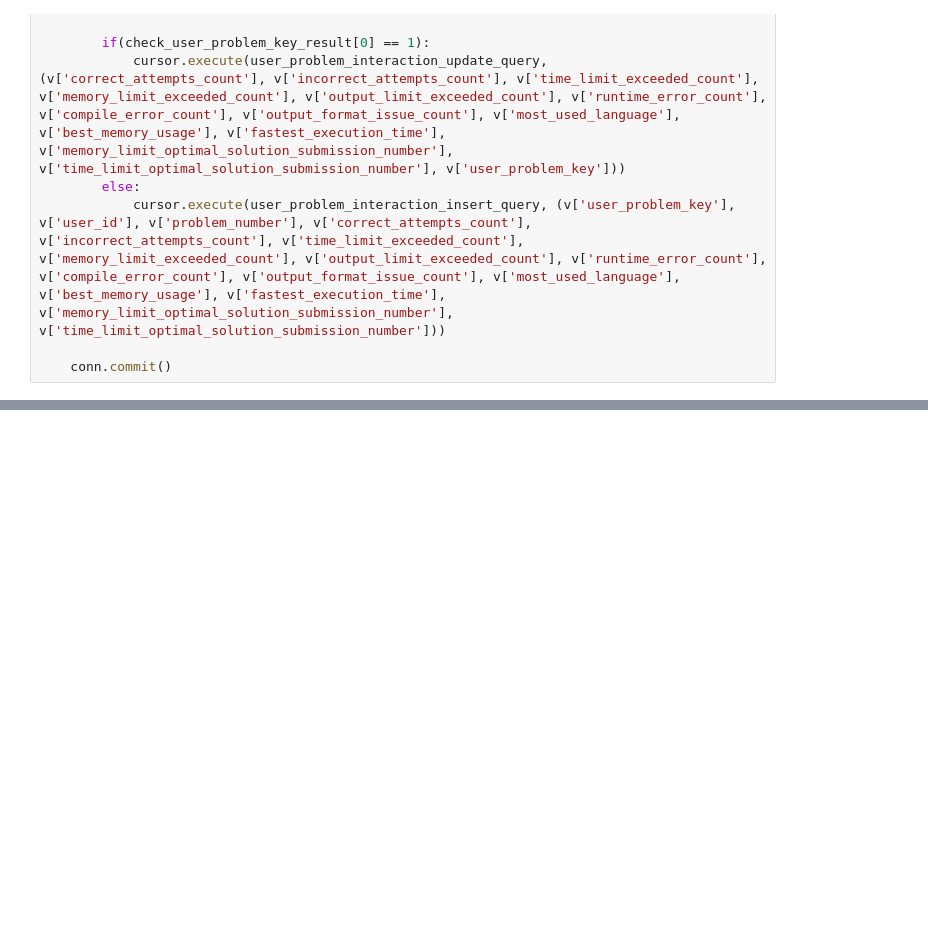
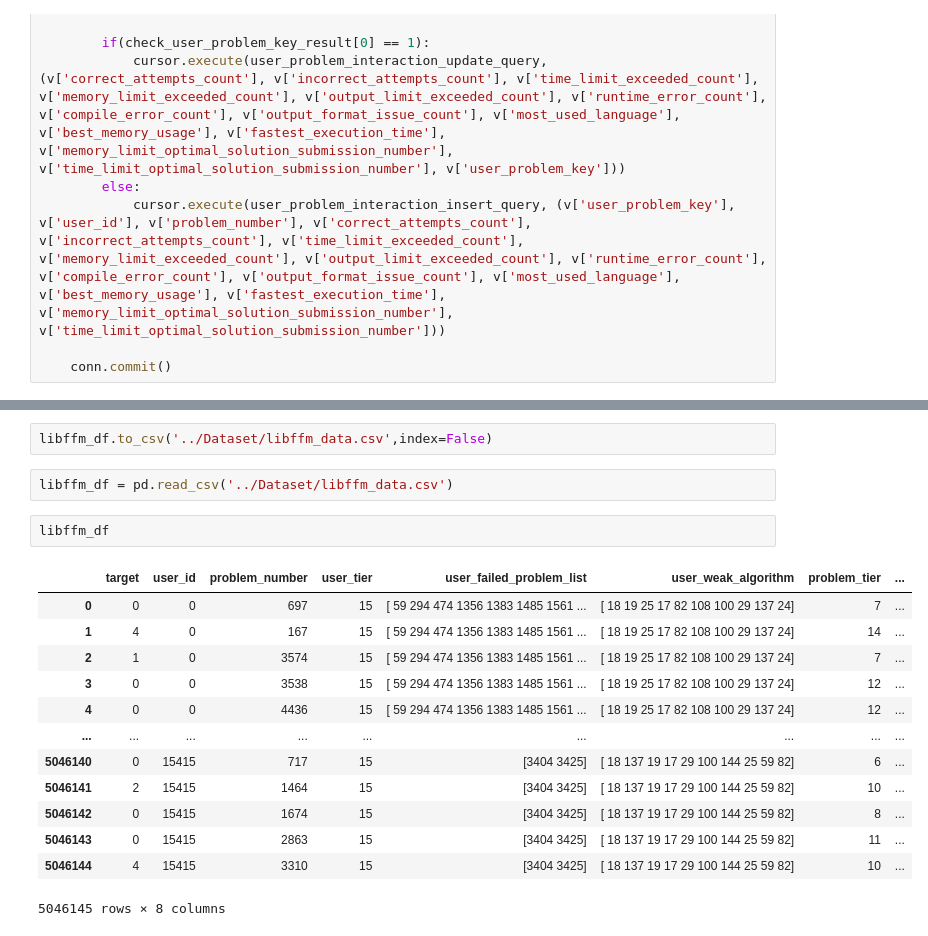
Before and after one commit to Kim-Song/Recommend, a Jupyter notebook: AI/Data/Data_pipeline.ipynb, the cells around one changed output, grey strips where cells are left out. Saved outputs shown, nothing was run; the diff lists cells and outputs as text; blank space fills up the shorter version.

```diff
--- a/AI/Data/Data_pipeline.ipynb
+++ b/AI/Data/Data_pipeline.ipynb
@@ -1711,0 +2423,20 @@ def user_update(user_id):
+# %%
+libffm_df.to_csv('../Dataset/libffm_data.csv',index=False)
+# %%
+libffm_df = pd.read_csv('../Dataset/libffm_data.csv')
+# %%
+libffm_df
+# %% [output]
+|  | target | user_id | problem_number | user_tier | user_failed_problem_list | user_weak_algorithm | problem_tier | ... |
+| 0 | 0 | 0 | 697 | 15 | [ 59 294 474 1356 1383 1485 1561 ... | [ 18 19 25 17 82 108 100 29 137 24] | 7 | ... |
+| 1 | 4 | 0 | 167 | 15 | [ 59 294 474 1356 1383 1485 1561 ... | [ 18 19 25 17 82 108 100 29 137 24] | 14 | ... |
+| 2 | 1 | 0 | 3574 | 15 | [ 59 294 474 1356 1383 1485 1561 ... | [ 18 19 25 17 82 108 100 29 137 24] | 7 | ... |
+| 3 | 0 | 0 | 3538 | 15 | [ 59 294 474 1356 1383 1485 1561 ... | [ 18 19 25 17 82 108 100 29 137 24] | 12 | ... |
+| 4 | 0 | 0 | 4436 | 15 | [ 59 294 474 1356 1383 1485 1561 ... | [ 18 19 25 17 82 108 100 29 137 24] | 12 | ... |
+| ... | ... | ... | ... | ... | ... | ... | ... | ... |
+| 5046140 | 0 | 15415 | 717 | 15 | [3404 3425] | [ 18 137 19 17 29 100 144 25 59 82] | 6 | ... |
+| 5046141 | 2 | 15415 | 1464 | 15 | [3404 3425] | [ 18 137 19 17 29 100 144 25 59 82] | 10 | ... |
+| 5046142 | 0 | 15415 | 1674 | 15 | [3404 3425] | [ 18 137 19 17 29 100 144 25 59 82] | 8 | ... |
+| 5046143 | 0 | 15415 | 2863 | 15 | [3404 3425] | [ 18 137 19 17 29 100 144 25 59 82] | 11 | ... |
+| 5046144 | 4 | 15415 | 3310 | 15 | [3404 3425] | [ 18 137 19 17 29 100 144 25 59 82] | 10 | ... |
+5046145 rows × 8 columns
```
Also changed, not shown: parts of 87 cells of this notebook, 15 other files.
